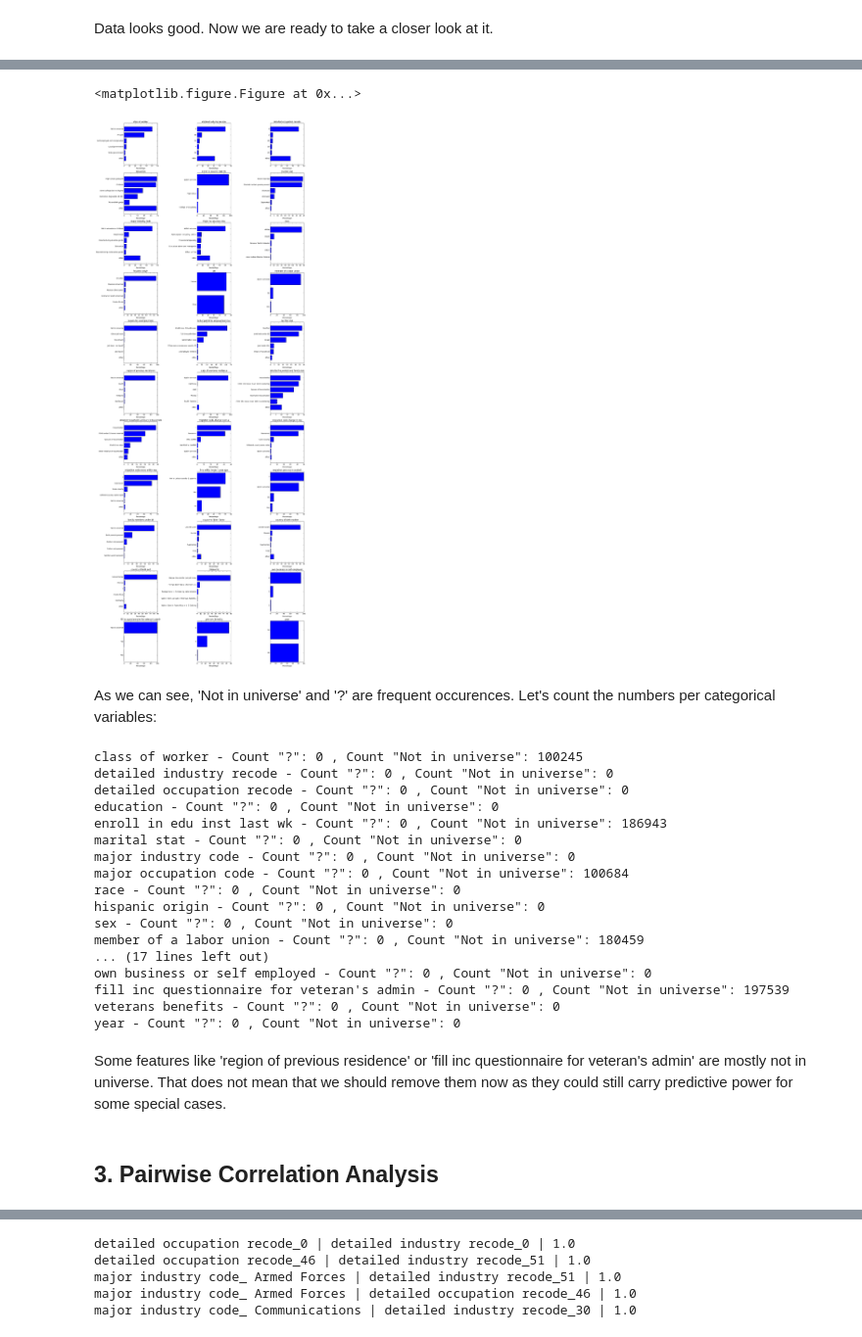
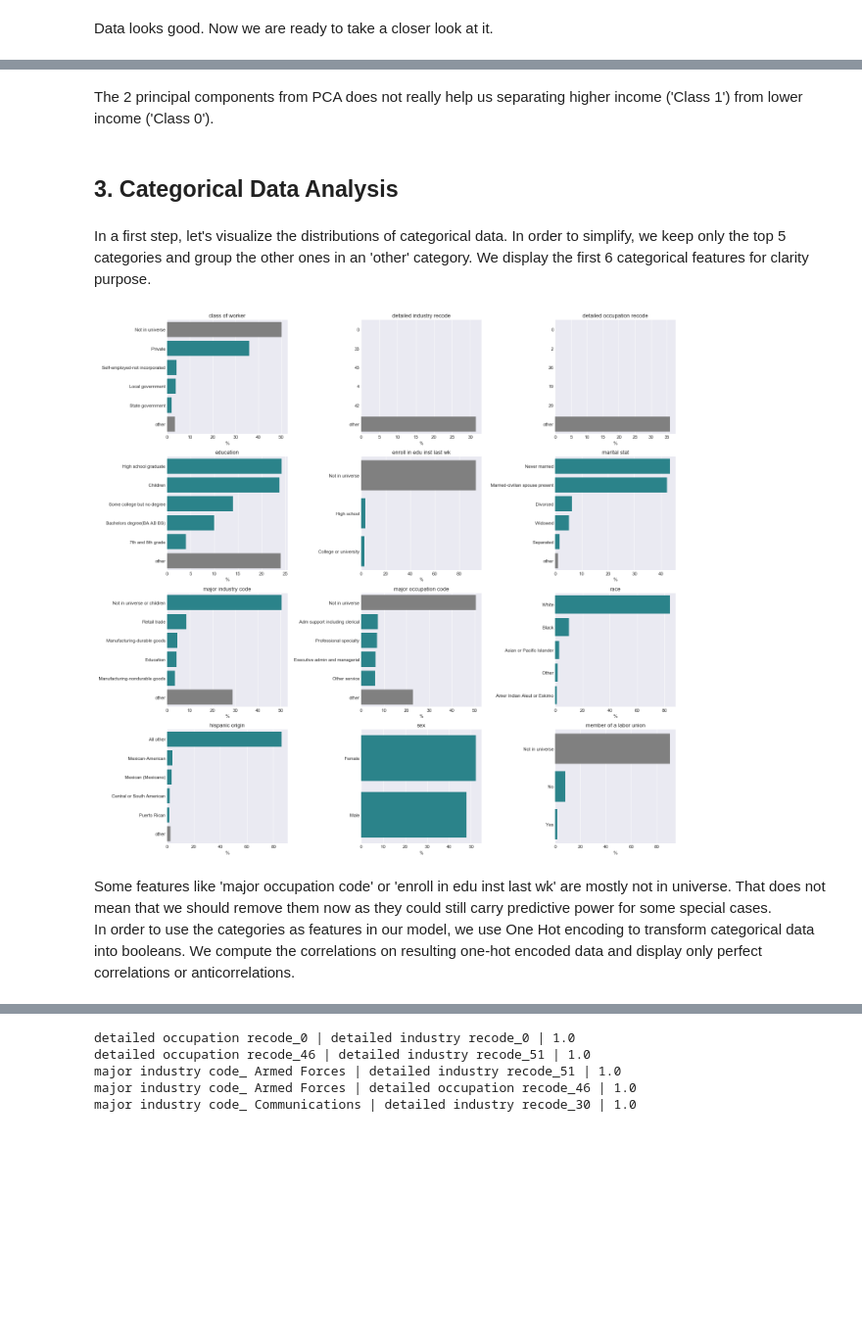
Before and after one commit to SevData/Income_Prediction, a Jupyter notebook: Income_Prediction.ipynb, the cells around one changed output, grey strips where cells are left out. Shown at 98% size. Drawn from its saved outputs; the diff is of its cells as text; code cells hidden in the pictures; blank space fills up the shorter version.

```diff
--- a/Income_Prediction.ipynb
+++ b/Income_Prediction.ipynb
@@ -80,17 +70,0 @@ Let's start by the continuous features:
-# %%
-plt.gcf().clear()
-list_continuous_feat = mapping[mapping['type'] == 'continuous']['feat'].tolist()
-nb_continuous_feat = len(list_continuous_feat)
-fig = plt.figure(figsize=(18, 10), dpi= 80, facecolor='w', edgecolor='k')
-total_nb = len( df)
-for i in range(nb_continuous_feat-1) :
-
-    feat = list_continuous_feat[i]
-    ax1 = fig.add_subplot(int(nb_continuous_feat/4)+1,4,i+1)
-    ax1.hist(df[feat].tolist(), 10, normed=1, facecolor='blue', alpha=0.75)
-    ax1.set_xlabel('bins')
-    ax1.set_ylabel('Probability')
-    ax1.set_title(feat)
-
-plt.tight_layout()
-plt.show()
@@ -105,5 +83,0 @@ Let's compute some stats:
-# %%
-for i in range(nb_continuous_feat-1) :
-    feat = list_continuous_feat[i]
-    print(feat,'- Min:', min(df[feat]), ', Max:', max(df[feat]), ', Avg: %.1f' %np.mean(df[feat]),\
-          ', Std: %.1f' % np.std(df[feat]), ', Nb zeros:', sum(df[feat]==0) )
@@ -121,67 +122,45 @@ And now let's plot the categorical features:
+# %% [markdown]
+The 2 principal components from PCA does not really help us separating higher income ('Class 1') from lower income ('Class 0').
+# %% [markdown]
+## 3. Categorical Data Analysis
+# %% [markdown]
+In a first step, let's visualize the distributions of categorical data. In order to simplify, we keep only the top 5 categories and group the other ones in an 'other' category. We display the first 6 categorical features for clarity purpose.
 # %%
-plt.gcf().clear()
+sns.set_style("darkgrid")
 list_categorical_feat = mapping[mapping['type'] == 'nominal']['feat'].tolist()
+
 nb_categorical_feat = len(list_categorical_feat)
 fig = plt.figure(figsize=(18, 50), dpi= 80, facecolor='w', edgecolor='k')
 
 total_nb = len( df)
-for i in range(nb_categorical_feat) :
+for i in range(12):#nb_categorical_feat) :
     feat = list_categorical_feat[i]
     ax1 = fig.add_subplot(int(nb_categorical_feat/3)+1,3,i+1)
 
     #let's build a list of all possible values as well as their count
     values = df[feat].unique()
     values_count = [(value,len(df[feat][df[feat]==value])/total_nb*100) for value in values]
 
     #let's sort by size
     sorted_values = sorted(values_count, key=lambda tup: tup[1], reverse=True)
 
     # we keep the top5 and complete it by the 'other' label
-
     labels = [sorted_values[i][0] for i in range(min(len(sorted_values),5))]
     sizes = [sorted_values[i][1] for i in range(min(len(sorted_values),5))]
 
     if len(sorted_values) > 5 :
         labels.append('other')
         sizes.append(np.sum( [sorted_values[i][1] for i in range(5,len(sorted_values))] ))
 
-    y_pos = np.arange(len(labels))
-    ax1.barh(y_pos, sizes, align='center', color='blue', ecolor='black')
-    ax1.set_title(feat);
-    ax1.set_yticks(y_pos)
-    ax1.set_yticklabels(labels)
-    ax1.invert_yaxis()  # labels read top-to-bottom
-    ax1.set_xlabel('Percentage')
+    colors =  ['grey' if (label in ['other', ' Not in universe', ' ?']) else '#1B919A' for label in labels ]
+
+    sns.barplot(x=sizes, y=labels,  ax = ax1, palette=colors)
+    ax1.set_xlabel('%')
+    ax1.set_title(feat)
 
 plt.tight_layout()
-plt.show()
 # %% [output]
-<matplotlib.figure.Figure at 0x...>
-[figure, old version]
+[figure, new version]
-# %% [markdown]
-As we can see, 'Not in universe' and '?' are frequent occurences. Let's count the numbers per categorical variables:
-# %%
-for feat in list_categorical_feat :
-    print(feat,'- Count "?":' ,sum(df[feat].astype(str)==' ?') , ', Count "Not in universe":', sum(df[feat].astype(str)==' Not in universe'))
-# %% [output]
-class of worker - Count "?": 0 , Count "Not in universe": 100245
-detailed industry recode - Count "?": 0 , Count "Not in universe": 0
-detailed occupation recode - Count "?": 0 , Count "Not in universe": 0
-education - Count "?": 0 , Count "Not in universe": 0
-enroll in edu inst last wk - Count "?": 0 , Count "Not in universe": 186943
-marital stat - Count "?": 0 , Count "Not in universe": 0
-major industry code - Count "?": 0 , Count "Not in universe": 0
-major occupation code - Count "?": 0 , Count "Not in universe": 100684
-race - Count "?": 0 , Count "Not in universe": 0
-hispanic origin - Count "?": 0 , Count "Not in universe": 0
-sex - Count "?": 0 , Count "Not in universe": 0
-member of a labor union - Count "?": 0 , Count "Not in universe": 180459
-... (17 lines left out)
-own business or self employed - Count "?": 0 , Count "Not in universe": 0
-fill inc questionnaire for veteran's admin - Count "?": 0 , Count "Not in universe": 197539
-veterans benefits - Count "?": 0 , Count "Not in universe": 0
-year - Count "?": 0 , Count "Not in universe": 0
 # %% [markdown]
-Some features like 'region of previous residence' or 'fill inc questionnaire for veteran's admin' are mostly not in universe. That does not mean that we should remove them now as they could still carry predictive power for some special cases.
+Some features like 'major occupation code' or 'enroll in edu inst last wk' are mostly not in universe. That does not mean that we should remove them now as they could still carry predictive power for some special cases.<br>
+In order to use the categories as features in our model, we use One Hot encoding to transform categorical data into booleans. We compute the correlations on resulting one-hot encoded data and display only perfect correlations or anticorrelations.
-# %% [markdown]
-## 3. Pairwise Correlation Analysis
```
Also changed, not shown: parts of 52 cells of this notebook.
